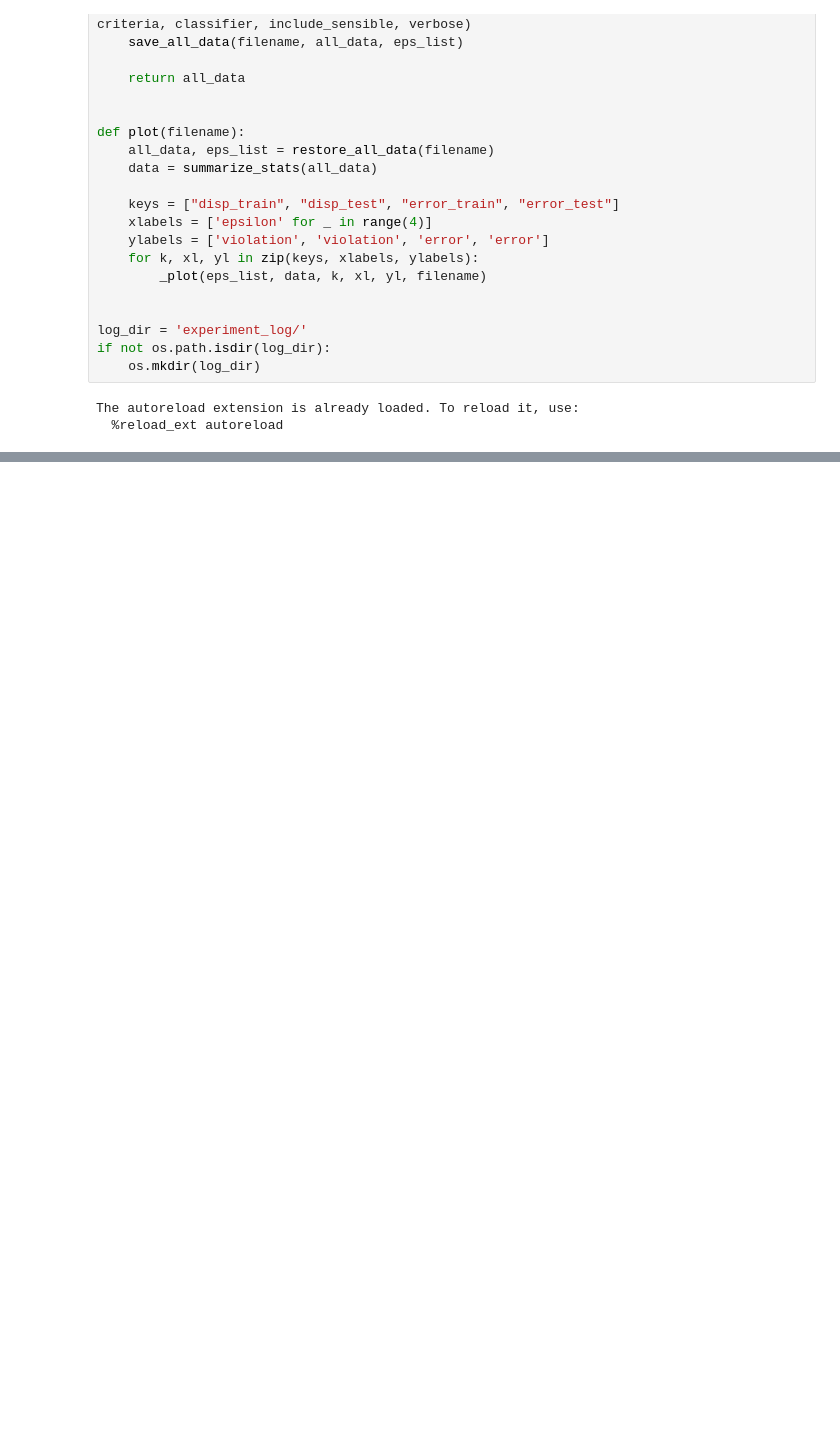
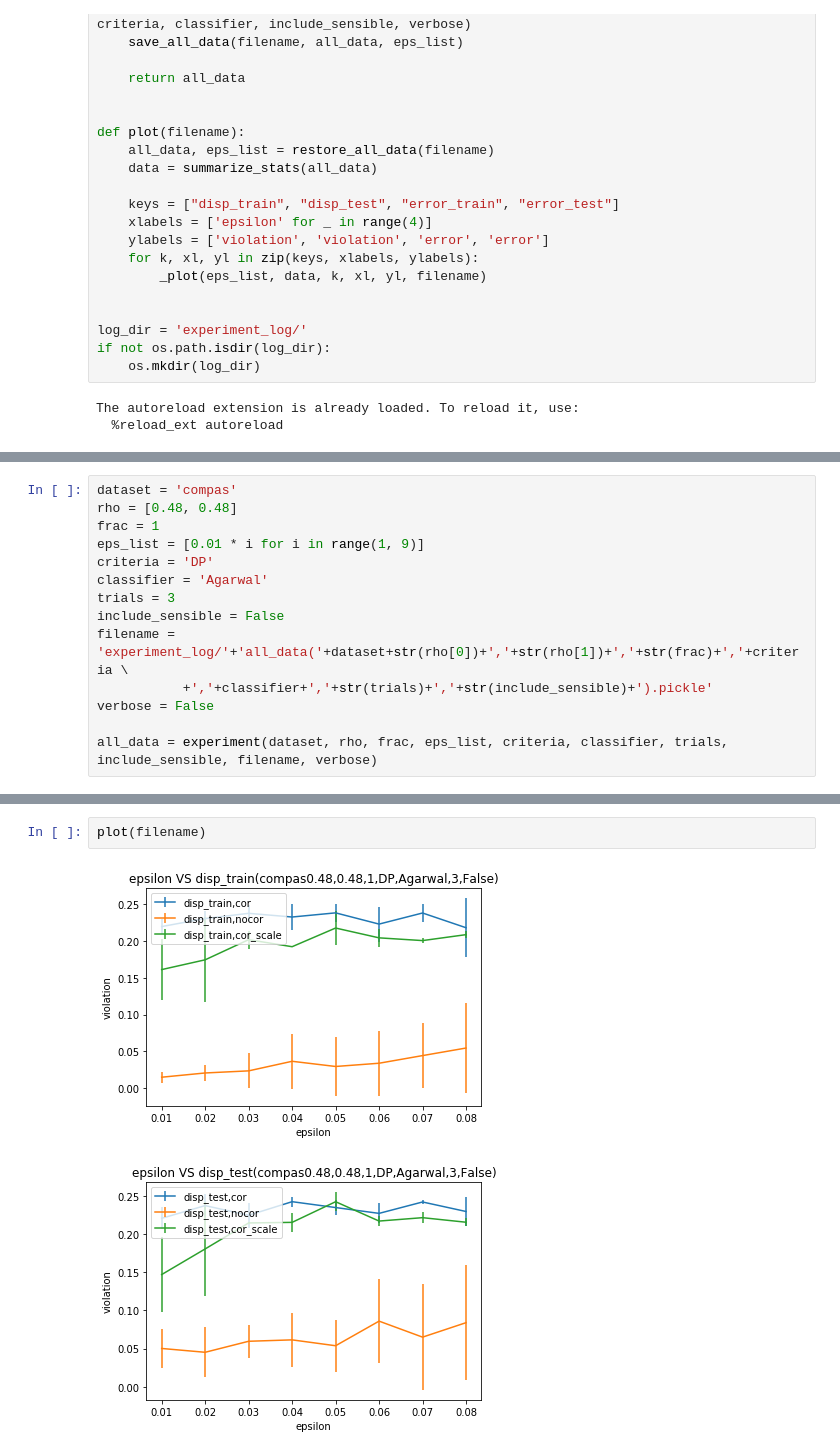
Before and after one commit to AIasd/noise_fairlearn, a Jupyter notebook: demo.ipynb, the cells around one changed output, grey strips where cells are left out. Drawn from its saved outputs; the diff is of its cells as text; blank space fills up the shorter version.

Commit message:
unify measures for three classifiers.

```diff
--- a/demo.ipynb
+++ b/demo.ipynb
@@ -114,0 +119,14 @@ plot(filename)
+# %%
+dataset = 'compas'
+rho = [0.48, 0.48]
+frac = 1
+eps_list = [0.01 * i for i in range(1, 9)]
+criteria = 'DP'
+classifier = 'Agarwal'
+trials = 3
+include_sensible = False
+filename = 'experiment_log/'+'all_data('+dataset+str(rho[0])+','+str(rho[1])+','+str(frac)+','+criteria \
+           +','+classifier+','+str(trials)+','+str(include_sensible)+').pickle'
+verbose = False
+
+all_data = experiment(dataset, rho, frac, eps_list, criteria, classifier, trials, include_sensible, filename, verbose)
@@ -114,0 +149,5 @@ plot(filename)
+# %%
+plot(filename)
+# %% [output]
+[figure, added]
+[figure, added]
```
Also changed, not shown: parts of 4 cells of this notebook, 5 other files.
